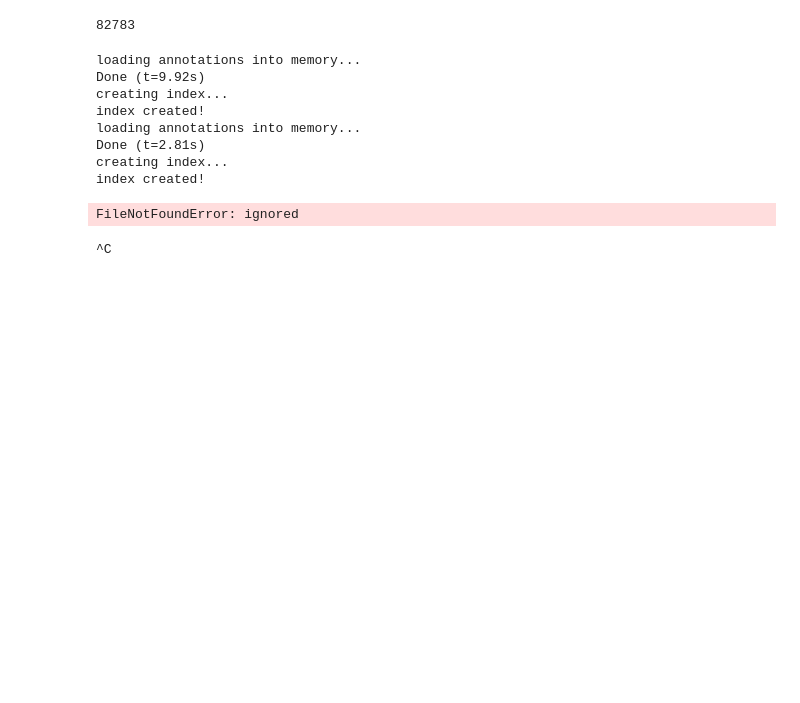
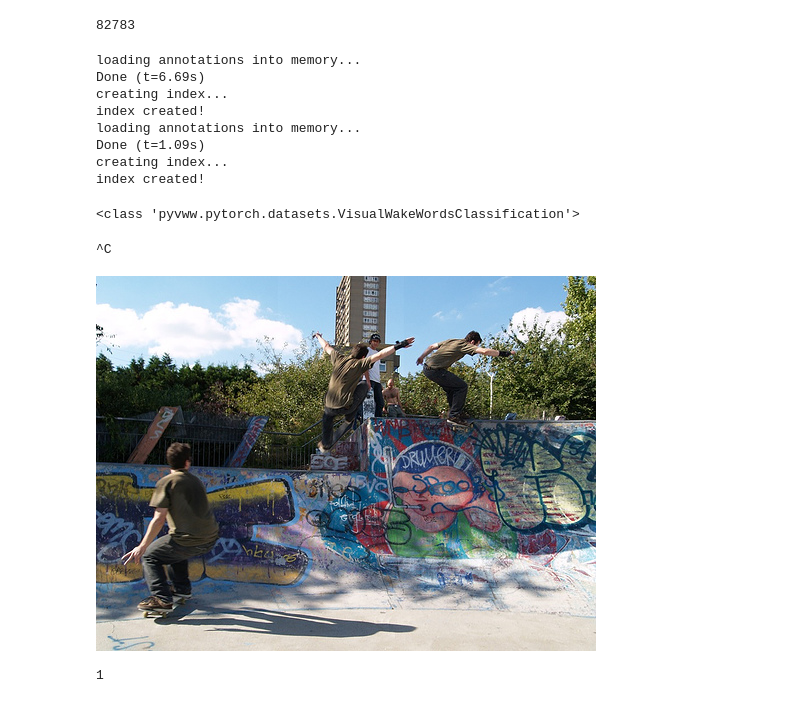
Before and after one commit to Ilhom-Utkirov/NAS, a Jupyter notebook: check_gpu2.ipynb, the cells around one changed output. Drawn from its saved outputs; the diff is of its cells as text; code cells hidden in the pictures; blank space fills up the shorter version.

```diff
--- a/check_gpu2.ipynb
+++ b/check_gpu2.ipynb
@@ -133,21 +132,26 @@ print(len([name for name in os.listdir(DIR) if os.path.isfile(os.path.join(DIR,
 # %% [output]
 82783
 # %%
-import pyvww
-train_data = pyvww.pytorch.VisualWakeWordsClassification(root="/content/drive/MyDrive/ColabNotebooks/mldl_project_2023/coco/all2014",
-                                                         annFile="/content/drive/MyDrive/ColabNotebooks/mldl_project_2023/annotations/instances_train.json")
-val_data = pyvww.pytorch.VisualWakeWordsClassification(root="/content/drive/MyDrive/ColabNotebooks/mldl_project_2023/coco/all2014/val2014", annFile="/content/drive/MyDrive/ColabNotebooks/mldl_project_2023/annotations/instances_val.json")
+# import pyvww
+train_data = pyvww.pytorch.VisualWakeWordsClassification(root="/content/drive/MyDrive/mldl_projects2/coco/all2014/train2014",
+                                                         annFile="/content/drive/MyDrive/mldl_projects2/coco/data/instances_train.json")
+val_data = pyvww.pytorch.VisualWakeWordsClassification(root="/content/drive/MyDrive/mldl_projects2/coco/all2014/val2014",
+                                                       annFile="/content/drive/MyDrive/mldl_projects2/coco/data/instances_val.json")
+# train_data = pyvww.pytorch.VisualWakeWordsClassification(root="/content/drive/MyDrive/mldl_projects2/coco/all2014/train2014",
+#                                                          annFile="/content/drive/MyDrive/mldl_projects2/coco/data/instances_train.json")
+# val_data = pyvww.pytorch.VisualWakeWordsClassification(root="/content/drive/MyDrive/mldl_projects2/coco/all2014/val2014",
+#                                                        annFile="/content/drive/MyDrive/mldl_projects2/coco/data/instances_val.json")
 # %% [output]
 loading annotations into memory...
-Done (t=9.92s)
+Done (t=6.69s)
 creating index...
 index created!
 loading annotations into memory...
-Done (t=2.81s)
+Done (t=1.09s)
 creating index...
 index created!
-# %%
-train_data[4]
-# %% [output]
-FileNotFoundError: ignored
+# %%
+print(type(train_data))
+# %% [output]
+<class 'pyvww.pytorch.datasets.VisualWakeWordsClassification'>
 # %%
@@ -156,0 +163,8 @@ FileNotFoundError: ignored
+# %%
+img, target = train_data[12]
+# %%
+display(img)
+display(target)
+# %% [output]
+[figure, added]
+1
```
Also changed, not shown: parts of 24 cells of this notebook.
